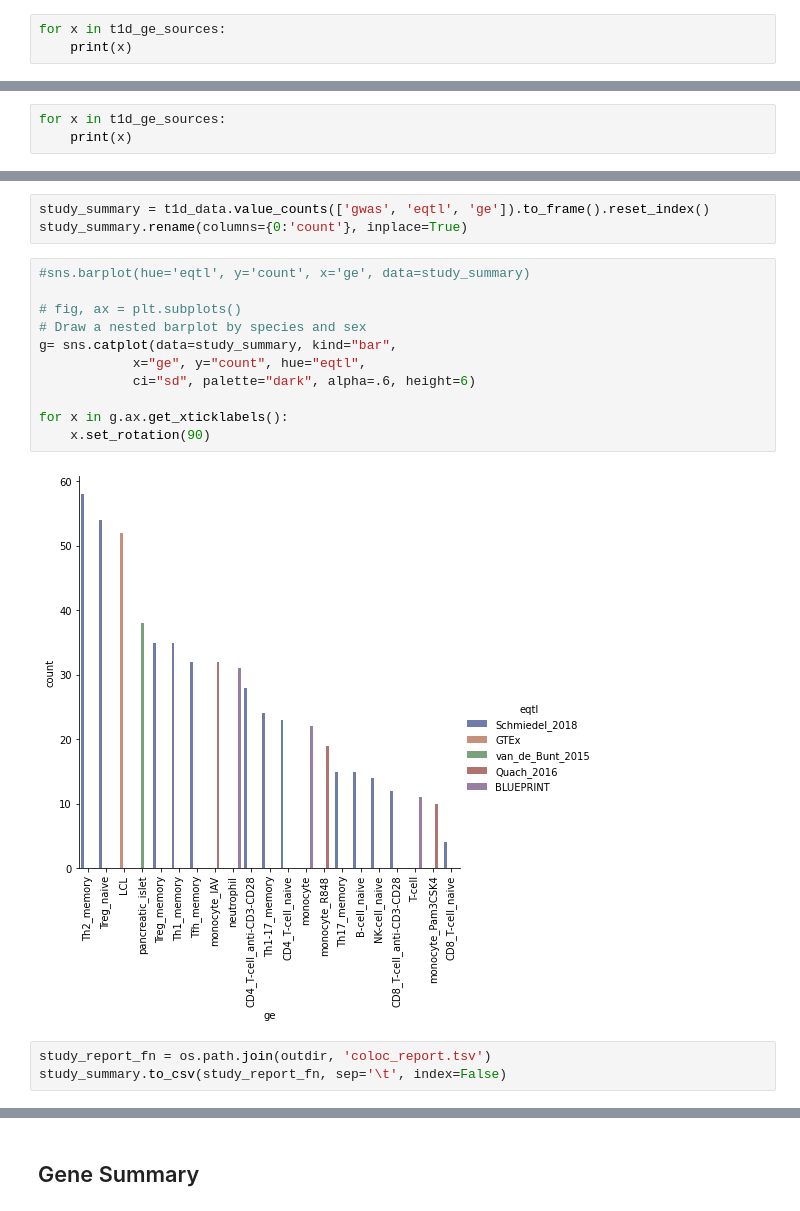
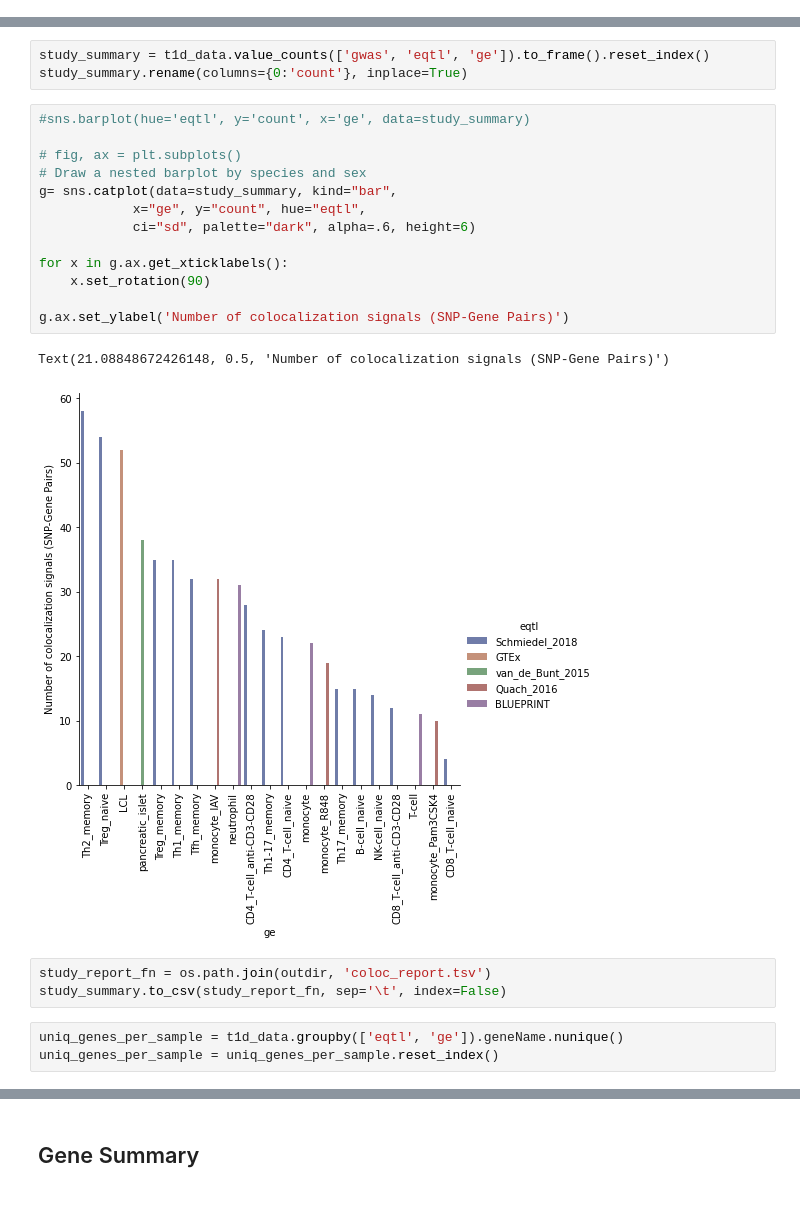
Before and after one commit to joreynajr/dchallenge, a Jupyter notebook: workflow/notebooks/exploratory/Colocalization_with_eQTL_Catalog_No_Filter.ipynb, the cells around one changed output, grey strips where cells are left out. Saved outputs shown, nothing was run; the diff lists cells and outputs as text.

Commit message:
Debugging colocalization

```diff
--- a/workflow/notebooks/exploratory/Colocalization_with_eQTL_Catalog_No_Filter.ipynb
+++ b/workflow/notebooks/exploratory/Colocalization_with_eQTL_Catalog_No_Filter.ipynb
@@ -107,3 +130,0 @@ t1d_ge_sources = [
-# %%
-for x in t1d_ge_sources:
-    print(x)
@@ -149,3 +130,0 @@ van_de_Bunt_2015        pancreatic_islet
-# %%
-for x in t1d_ge_sources:
-    print(x)
@@ -196,16 +177,22 @@ study_summary.rename(columns={0:'count'}, inplace=True)
 # %%
 #sns.barplot(hue='eqtl', y='count', x='ge', data=study_summary)
 
 # fig, ax = plt.subplots()
 # Draw a nested barplot by species and sex
 g= sns.catplot(data=study_summary, kind="bar",
             x="ge", y="count", hue="eqtl",
             ci="sd", palette="dark", alpha=.6, height=6)
 
 for x in g.ax.get_xticklabels():
     x.set_rotation(90)
+
+g.ax.set_ylabel('Number of colocalization signals (SNP-Gene Pairs)')
 # %% [output]
+Text(21.08848672426148, 0.5, 'Number of colocalization signals (SNP-Gene Pairs)')
-[figure, old version]
+[figure, new version]
 # %%
 study_report_fn = os.path.join(outdir, 'coloc_report.tsv')
 study_summary.to_csv(study_report_fn, sep='\t', index=False)
+# %%
+uniq_genes_per_sample = t1d_data.groupby(['eqtl', 'ge']).geneName.nunique()
+uniq_genes_per_sample = uniq_genes_per_sample.reset_index()
```
Also changed, not shown: parts of 19 cells of this notebook, 7 other files.
